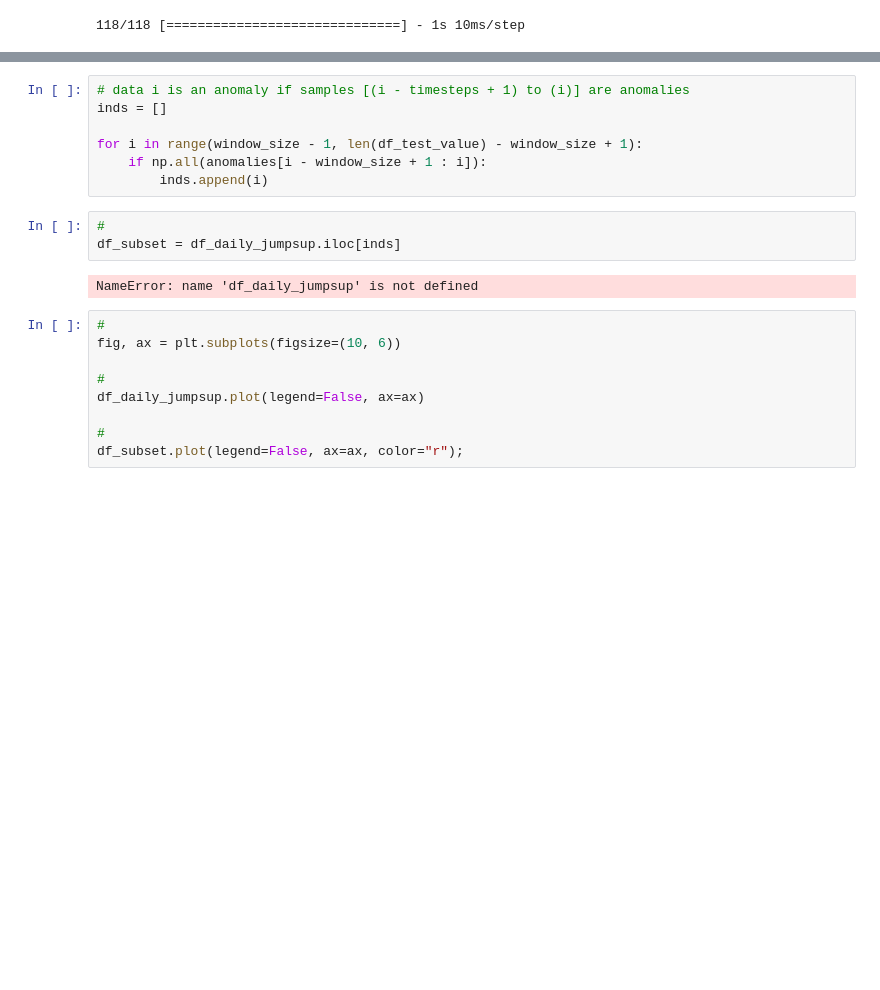
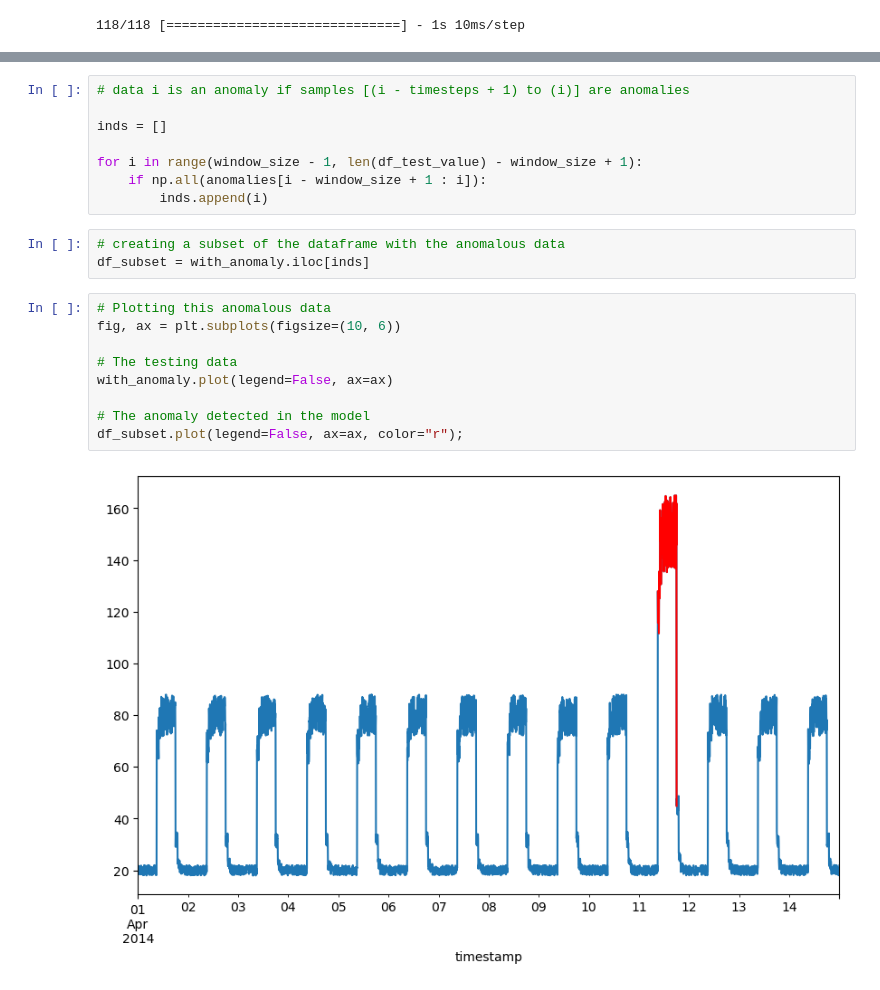
Before and after one commit to kaob1991/Machine-learning-and-statistics, a Jupyter notebook: Keras Time-series Anomaly.ipynb, the cells around one changed output, grey strips where cells are left out. Cells and saved outputs as stored; diff of their text form; blank space fills up the shorter version.

```diff
--- a/Keras Time-series Anomaly.ipynb
+++ b/Keras Time-series Anomaly.ipynb
@@ -685,21 +762,22 @@ np.sum(anomalies)
 # %%
 # data i is an anomaly if samples [(i - timesteps + 1) to (i)] are anomalies
+
 inds = []
 
 for i in range(window_size - 1, len(df_test_value) - window_size + 1):
     if np.all(anomalies[i - window_size + 1 : i]):
         inds.append(i)
 # %%
-#
-df_subset = df_daily_jumpsup.iloc[inds]
+# creating a subset of the dataframe with the anomalous data
+df_subset = with_anomaly.iloc[inds]
-# %% [output]
-NameError: name 'df_daily_jumpsup' is not defined
 # %%
-#
+# Plotting this anomalous data
 fig, ax = plt.subplots(figsize=(10, 6))
 
-#
-df_daily_jumpsup.plot(legend=False, ax=ax)
+# The testing data
+with_anomaly.plot(legend=False, ax=ax)
 
-#
+# The anomaly detected in the model
 df_subset.plot(legend=False, ax=ax, color="r");
+# %% [output]
+[figure, added]
```
Also changed, not shown: parts of 42 cells of this notebook, 1 other file.
